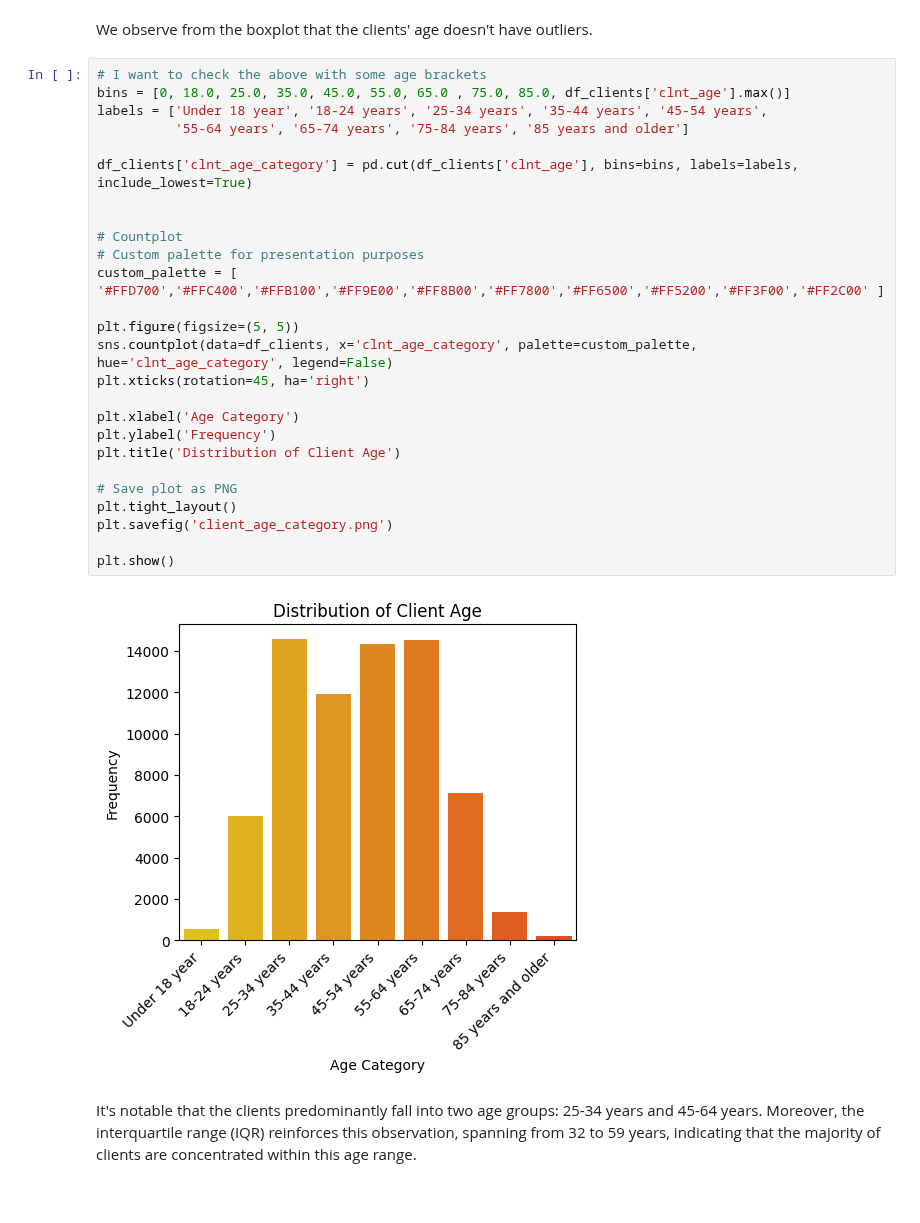
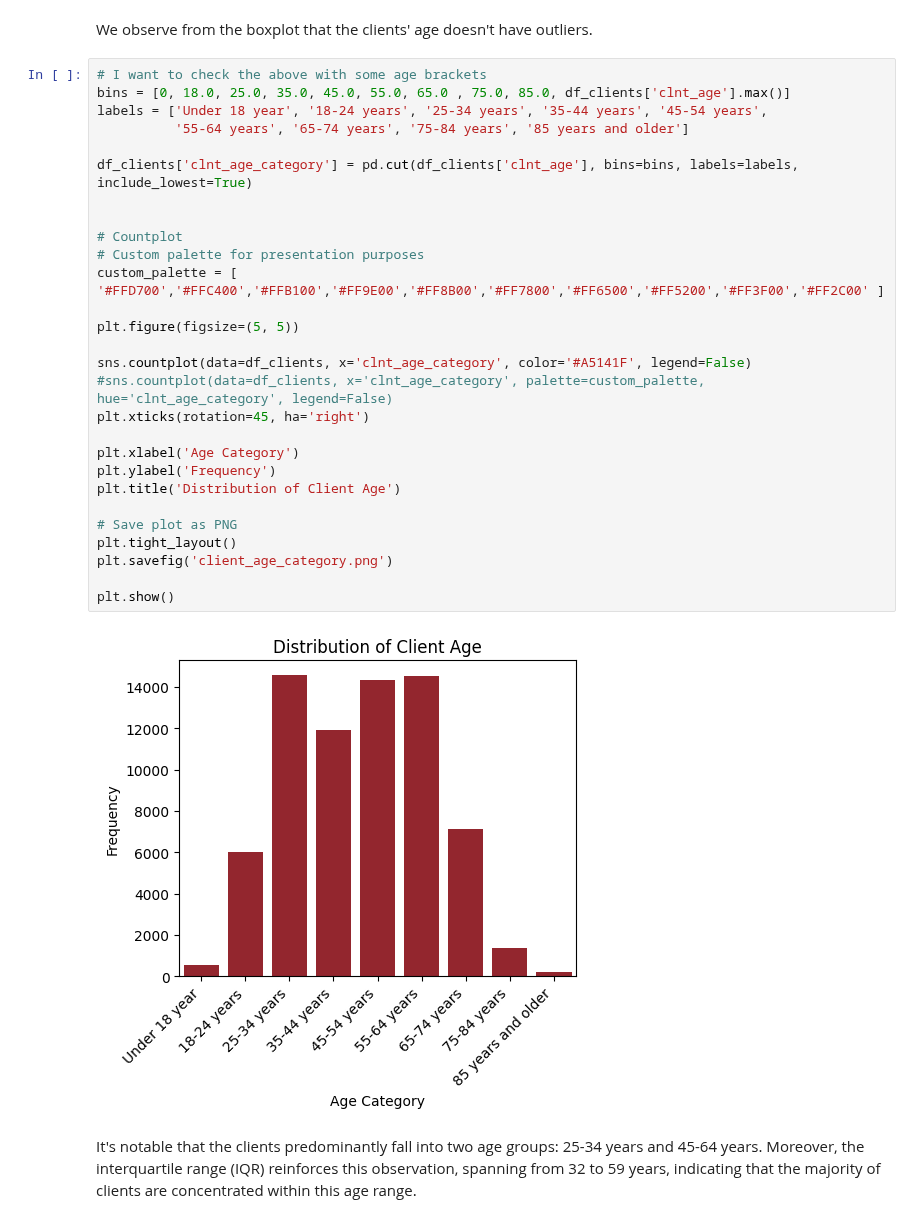
Before and after one commit to dimitsagk/AB_Testing_Analysis, a Jupyter notebook: notebooks/Project_02_Analysis_ClientProfile.ipynb, the cells around one changed output. Drawn from its saved outputs; the diff is of its cells as text.

```diff
--- a/notebooks/Project_02_Analysis_ClientProfile.ipynb
+++ b/notebooks/Project_02_Analysis_ClientProfile.ipynb
@@ -59,31 +59,33 @@ We observe from the boxplot that the clients' age doesn't have outliers.
 # %%
 # I want to check the above with some age brackets
 bins = [0, 18.0, 25.0, 35.0, 45.0, 55.0, 65.0 , 75.0, 85.0, df_clients['clnt_age'].max()]
 labels = ['Under 18 year', '18-24 years', '25-34 years', '35-44 years', '45-54 years',
           '55-64 years', '65-74 years', '75-84 years', '85 years and older']
 
 df_clients['clnt_age_category'] = pd.cut(df_clients['clnt_age'], bins=bins, labels=labels, include_lowest=True)
 
 
 # Countplot
 # Custom palette for presentation purposes
 custom_palette = [ '#FFD700','#FFC400','#FFB100','#FF9E00','#FF8B00','#FF7800','#FF6500','#FF5200','#FF3F00','#FF2C00' ]
 
 plt.figure(figsize=(5, 5))
-sns.countplot(data=df_clients, x='clnt_age_category', palette=custom_palette, hue='clnt_age_category', legend=False)
+
+sns.countplot(data=df_clients, x='clnt_age_category', color='#A5141F', legend=False)
+#sns.countplot(data=df_clients, x='clnt_age_category', palette=custom_palette, hue='clnt_age_category', legend=False)
 plt.xticks(rotation=45, ha='right')
 
 plt.xlabel('Age Category')
 plt.ylabel('Frequency')
 plt.title('Distribution of Client Age')
 
 # Save plot as PNG
 plt.tight_layout()
 plt.savefig('client_age_category.png')
 
 plt.show()
 # %% [output]
-[figure, old version]
+[figure, new version]
 # %% [markdown]
 It's notable that the clients predominantly fall into two age groups: 25-34 years and 45-64 years. Moreover, the interquartile range (IQR) reinforces this observation, spanning from 32 to 59 years, indicating that the majority of clients are concentrated within this age range.
 # %% [markdown]
```
Also changed, not shown: parts of 2 cells of this notebook.
